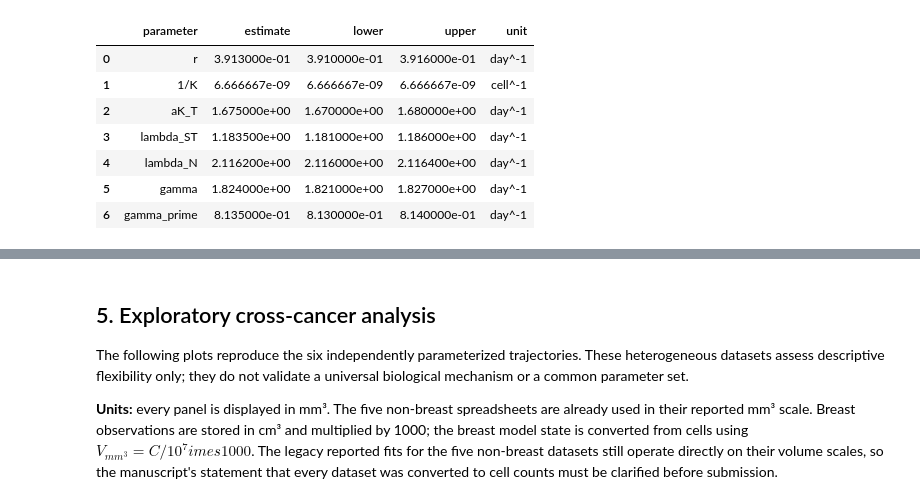
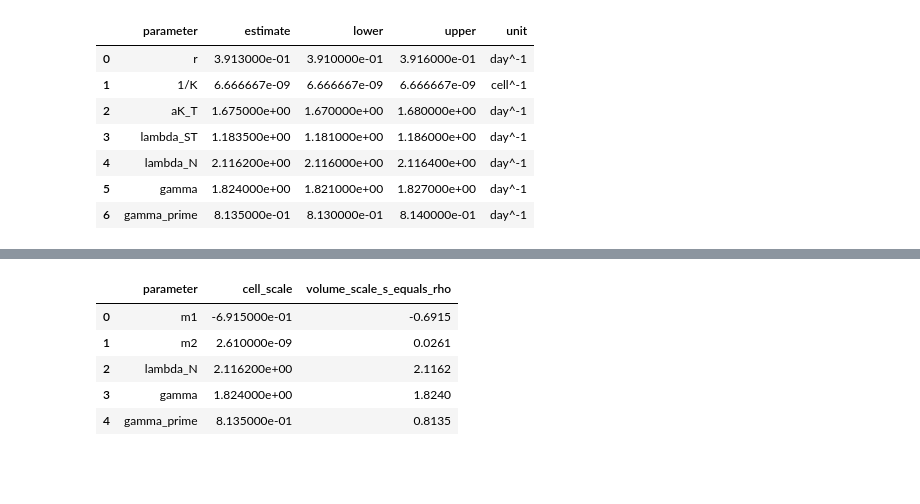
Before and after one commit to davidalejandromiranda/field_cancerization_effect_modelling, a Jupyter notebook: simulation_fce_volume_results.ipynb, the cells around one changed output, grey strips where cells are left out. Cells and saved outputs as stored; diff of their text form; code cells hidden in the pictures; blank space fills up the shorter version.

```diff
--- a/simulation_fce_volume_results.ipynb
+++ b/simulation_fce_volume_results.ipynb
@@ -124,6 +80,18 @@ comparison[["MSE", "AIC", "BIC"]].round(6) - manuscript_table_5
-# %% [markdown]
-## 5. Exploratory cross-cancer analysis
-
-The following plots reproduce the six independently parameterized trajectories. These heterogeneous datasets assess descriptive flexibility only; they do not validate a universal biological mechanism or a common parameter set.
-
-**Units:** every panel is displayed in mm³. The five non-breast spreadsheets are already used in their reported mm³ scale. Breast observations are stored in cm³ and multiplied by 1000; the breast model state is converted from cells using $V_{mm^3}=C/10^7	imes1000$. The legacy reported fits for the five non-breast datasets still operate directly on their volume scales, so the manuscript's statement that every dataset was converted to cell counts must be clarified before submission.
+# %%
+scale_check = pd.DataFrame(
+    {
+        "parameter": ["m1", "m2", "lambda_N", "gamma", "gamma_prime"],
+        "cell_scale": data.EXTENDED_REPARAM_PARAMS,
+        "volume_scale_s_equals_rho": methods.rescale_reparam_extended(
+            data.EXTENDED_REPARAM_PARAMS, data.CELL_DENSITY
+        ),
+    }
+)
+scale_check
+# %% [output]
+|  | parameter | cell_scale | volume_scale_s_equals_rho |
+| 0 | m1 | -6.915000e-01 | -0.6915 |
+| 1 | m2 | 2.610000e-09 | 0.0261 |
+| 2 | lambda_N | 2.116200e+00 | 2.1162 |
+| 3 | gamma | 1.824000e+00 | 1.8240 |
+| 4 | gamma_prime | 8.135000e-01 | 0.8135 |
```
Also changed, not shown: parts of 27 cells of this notebook, 23 other files.
